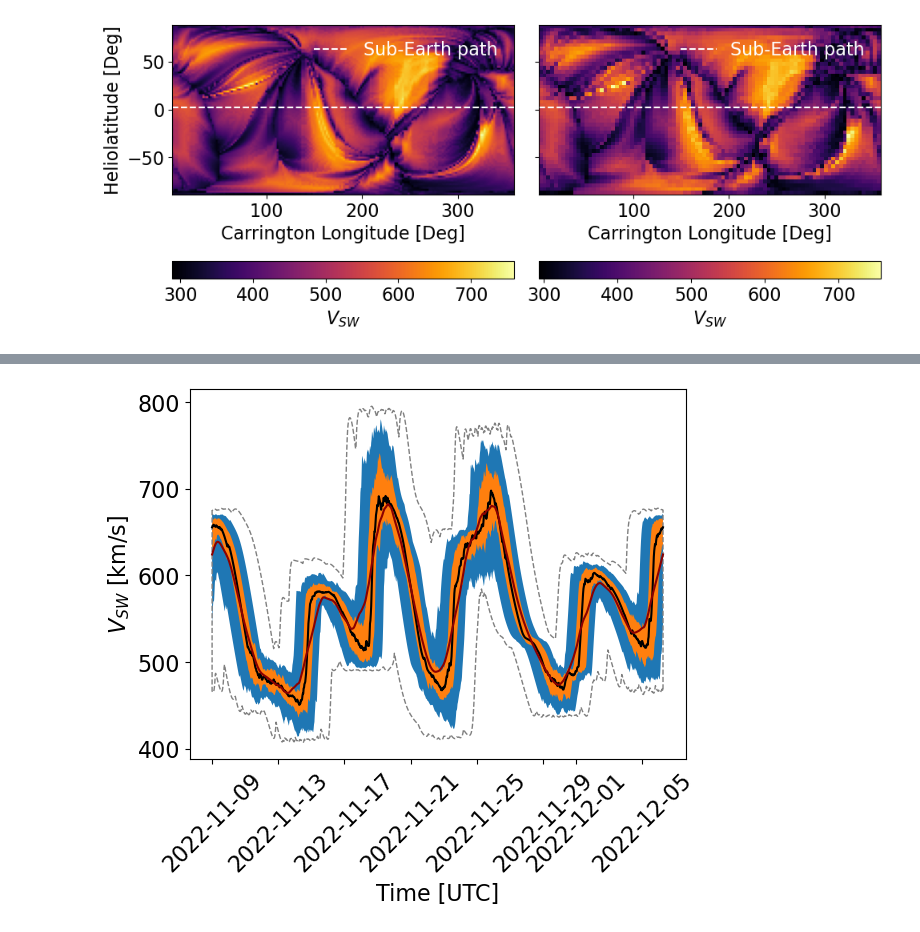
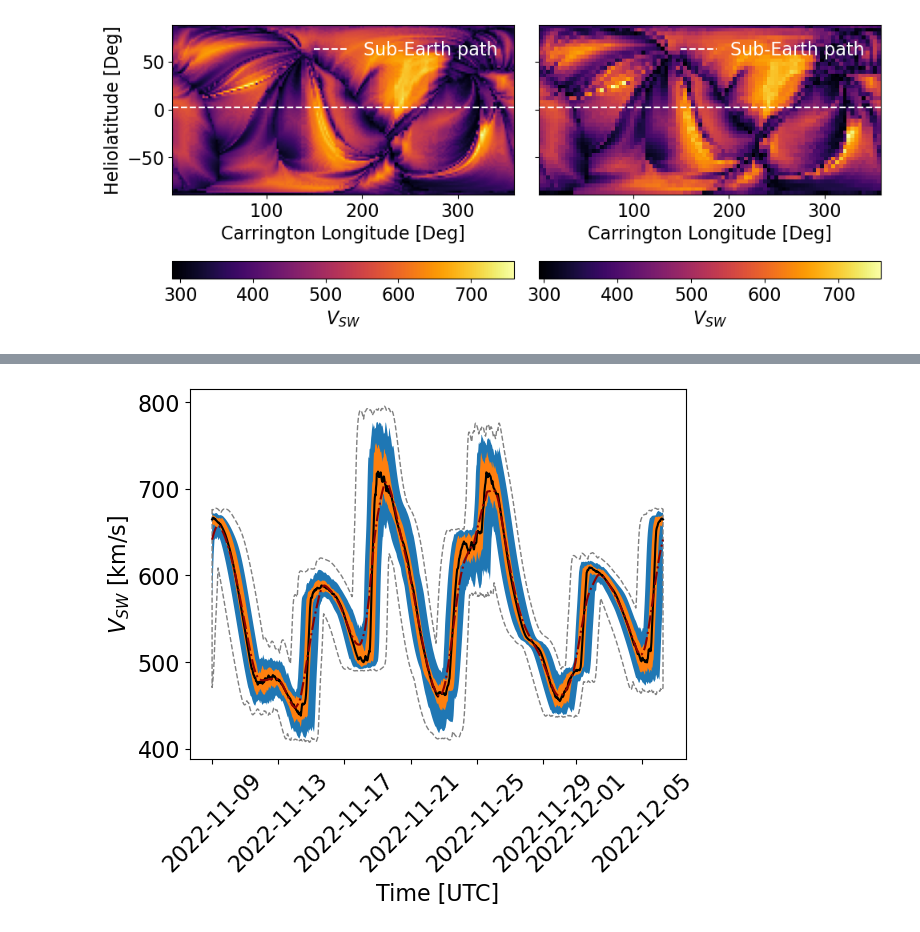
Before and after one commit to NathanielInatimi/WSA_calibration, a Jupyter notebook: code/WSA_calibration_sketch.ipynb, the cells around one changed output, grey strips where cells are left out. Saved outputs shown, nothing was run; the diff lists cells and outputs as text; code cells hidden in the pictures.

```diff
--- a/code/WSA_calibration_sketch.ipynb
+++ b/code/WSA_calibration_sketch.ipynb
@@ -448,9 +455,9 @@ wsa_file_words = ['wsa'] # keywords to filter for in coronal model file director
 wsa_fnames = get_files_containing_words(directory_path, wsa_file_words)
 
 #test params
-ensemble_size = 50
-sigma_latitude = 20 # degrees
-forecast_window = 27.2753 * u.day
+ensemble_size = 10
+sigma_latitude = 10 # degrees
+forecast_window = 10 * u.day
 r_min = 21.5*u.solRad
 
 # params formatted as a tuple to feed to ensemble gen function
@@ -647,16 +652,42 @@ def generate_ensemble_statistics(ensemble_members):
 
     return statistics_df
 # %%
+rng = np.random.default_rng() # Initialise random number generator
+
+
+#test params
+ensemble_size = 50
+sigma_latitude = 20 # degrees
+sigma_longitude = 5 # degrees
+forecast_window = 10 * u.day
+r_min = 21.5*u.solRad
+
+# params formatted as a tuple to feed to ensemble gen function
+params = (wsa_fnames[0], ensemble_size, sigma_latitude, forecast_window, r_min)
+
+
+test_ens_members = read_ens_cdf(date_string=date_string, sigma_latitude=params[2], ensemble_size=params[1], coronal_model='wsa')
+
+longitudinal_displacement = rng.normal(loc = 0, scale = np.radians(sigma_longitude), size = ensemble_size)
+
+lp_test_ens_members = []
+
+for ens, long_disp in zip(test_ens_members, longitudinal_displacement):
+
+    shifted_df = perturb_longitude(longitudinal_disp=long_disp, ensemble_member=ens)
+    lp_test_ens_members.append(shifted_df)
+
+
 statistics_df = generate_ensemble_statistics(ensemble_members=lp_test_ens_members)
 plt.fill_between(statistics_df.index, statistics_df['2s_lower_percentile'], statistics_df['2s_upper_percentile'] )
 plt.fill_between(statistics_df.index, statistics_df['1s_lower_percentile'], statistics_df['1s_upper_percentile'] )
 plt.fill_between(statistics_df.index, statistics_df['min'], statistics_df['max'], facecolor = 'none', edgecolor = 'grey', linestyle = '--' )
 plt.plot(statistics_df.index, statistics_df['median'], color = 'black')
-plt.plot(statistics_df.index, statistics_df['mean'], color = 'darkred')
+plt.plot(statistics_df.index, statistics_df['mean'], color = 'darkred', linestyle = '-.')
 
 plt.xlabel('Time [UTC]')
 plt.ylabel(r'$V_{SW}$ [km/s]')
 plt.xticks(rotation = 45)
 plt.show()
 # %% [output]
-[figure, old version]
+[figure, new version]
```
Also changed, not shown: parts of 6 cells of this notebook, 1 other file.
